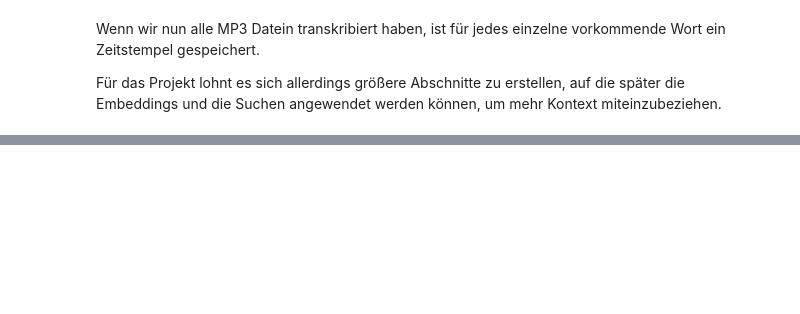
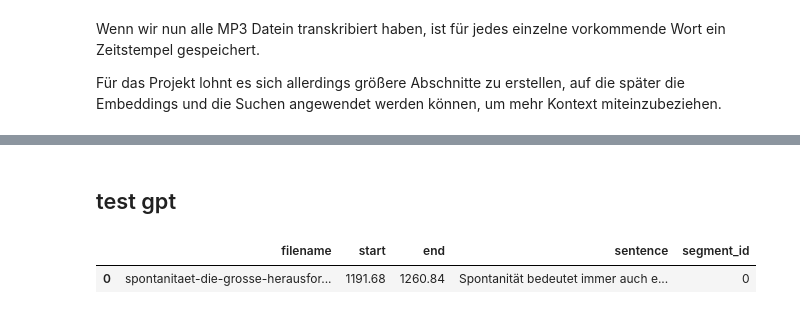
Before and after one commit to Firevince/Batchelorarbeit, a Jupyter notebook: scripts/test.ipynb, the cells around one changed output, grey strips where cells are left out. Saved outputs shown, nothing was run; the diff lists cells and outputs as text; code cells hidden in the pictures; blank space fills up the shorter version.

```diff
--- a/scripts/test.ipynb
+++ b/scripts/test.ipynb
@@ -145,0 +307,2 @@ save_list_to_file(einzelwoerter_set, os.path.join(DATA_PATH, "vocabulary_compoun
+# %% [markdown]
+## test gpt
@@ -145,0 +321,7 @@ save_list_to_file(einzelwoerter_set, os.path.join(DATA_PATH, "vocabulary_compoun
+# %%
+response = gpt_segment_boundaries(df_temp, "Marsmission")
+# %%
+response
+# %% [output]
+|  | filename | start | end | sentence | segment_id |
+| 0 | spontanitaet-die-grosse-herausfor... | 1191.68 | 1260.84 | Spontanität bedeutet immer auch e... | 0 |
```
Also changed, not shown: parts of 57 cells of this notebook, 2 other files.
